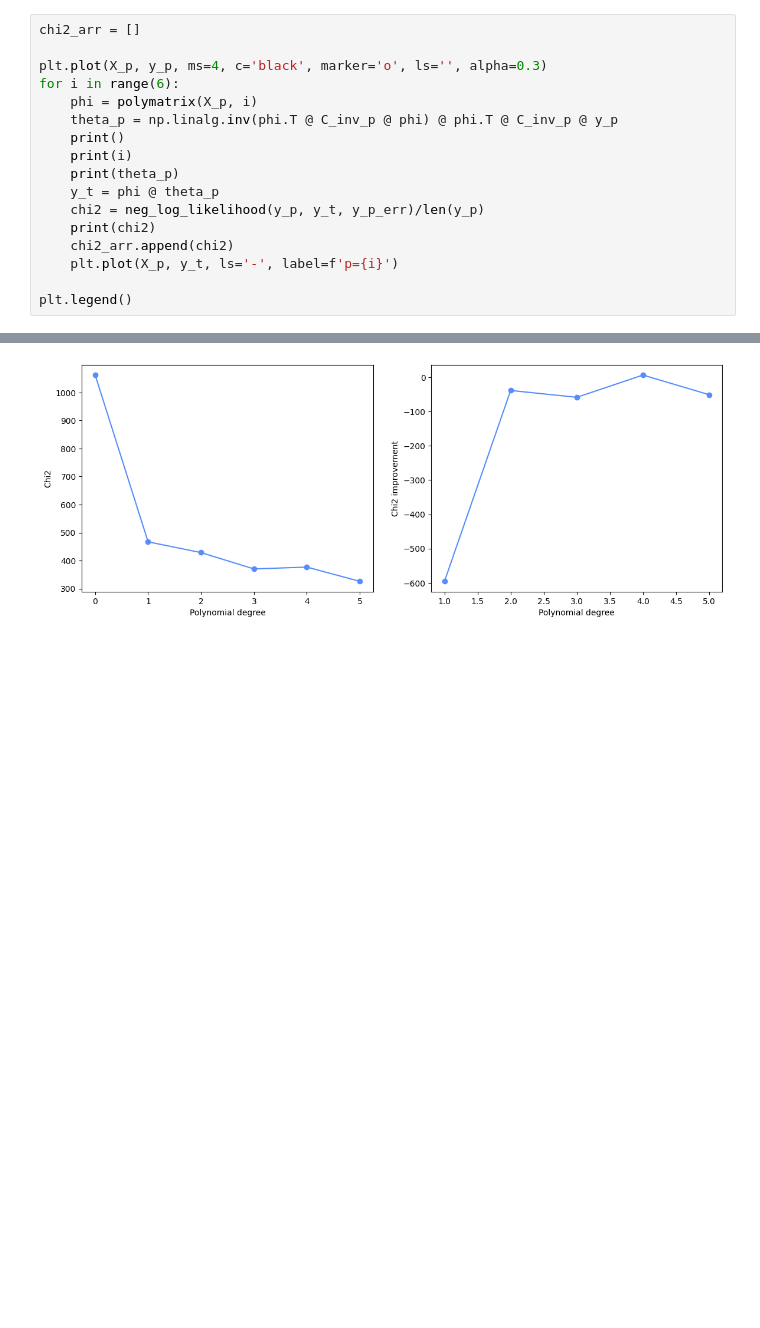
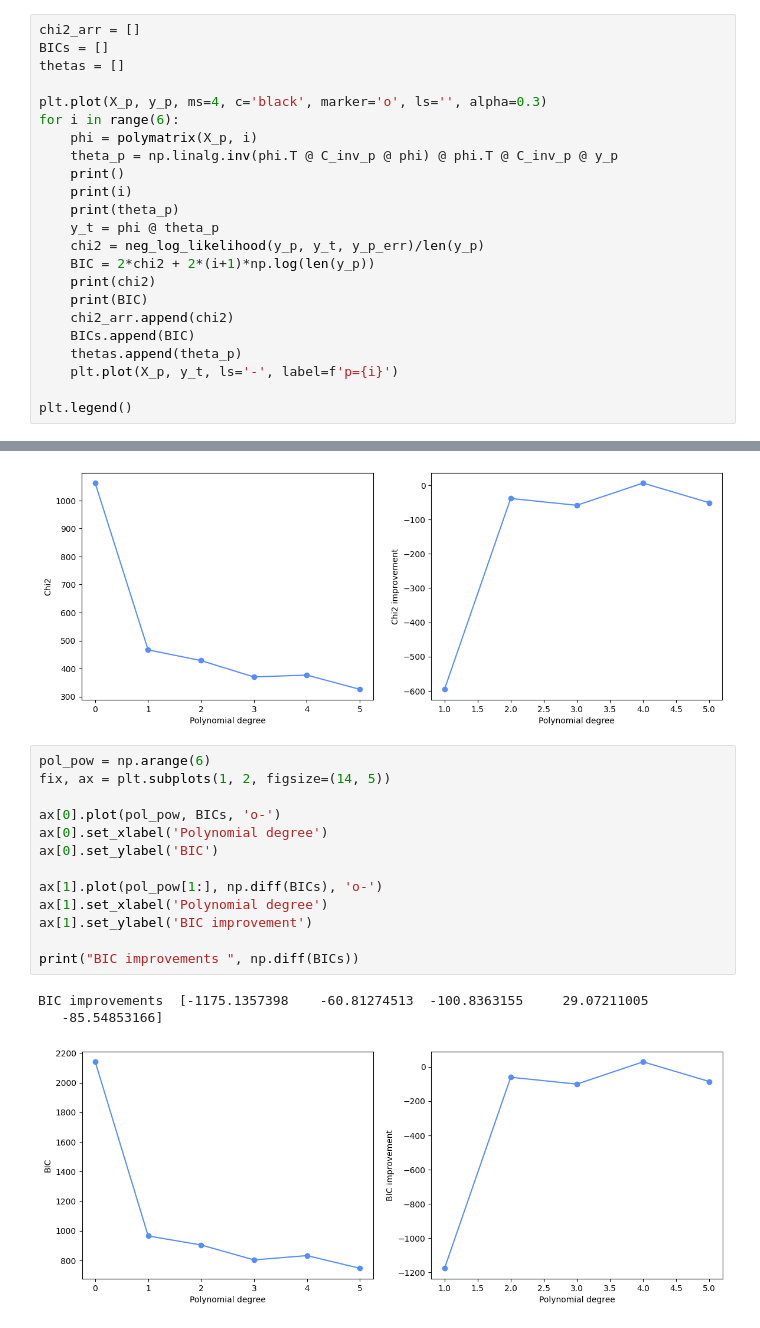
Before and after one commit to CosmicHitchhiker/ds_astro_2026s, a Jupyter notebook: ex4/ex4.ipynb, the cells around one changed output, grey strips where cells are left out. Cells and saved outputs as stored; diff of their text form; blank space fills up the shorter version.

```diff
--- a/ex4/ex4.ipynb
+++ b/ex4/ex4.ipynb
@@ -229,6 +229,8 @@ y_p_err = y_poly_err[mask_p].reshape((-1,1))
 C_inv_p = np.linalg.inv(np.eye(N_a_m) * y_p_err)
 # %%
 chi2_arr = []
+BICs = []
+thetas = []
 
 plt.plot(X_p, y_p, ms=4, c='black', marker='o', ls='', alpha=0.3)
 for i in range(6):
@@ -239,8 +241,12 @@ for i in range(6):
     print(theta_p)
     y_t = phi @ theta_p
     chi2 = neg_log_likelihood(y_p, y_t, y_p_err)/len(y_p)
+    BIC = 2*chi2 + 2*(i+1)*np.log(len(y_p))
     print(chi2)
+    print(BIC)
     chi2_arr.append(chi2)
+    BICs.append(BIC)
+    thetas.append(theta_p)
     plt.plot(X_p, y_t, ls='-', label=f'p={i}')
 
 plt.legend()
@@ -278,3 +284,20 @@ ax[1].set_ylabel('Chi2 improvement')
 # %% [output]
 Text(0, 0.5, 'Chi2 improvement')
 [figure]
+# %%
+pol_pow = np.arange(6)
+fix, ax = plt.subplots(1, 2, figsize=(14, 5))
+
+ax[0].plot(pol_pow, BICs, 'o-')
+ax[0].set_xlabel('Polynomial degree')
+ax[0].set_ylabel('BIC')
+
+ax[1].plot(pol_pow[1:], np.diff(BICs), 'o-')
+ax[1].set_xlabel('Polynomial degree')
+ax[1].set_ylabel('BIC improvement')
+
+print("BIC improvements ", np.diff(BICs))
+# %% [output]
+BIC improvements  [-1175.1357398    -60.81274513  -100.8363155     29.07211005
+   -85.54853166]
+[figure, added]
```
Also changed, not shown: parts of 5 cells of this notebook.
